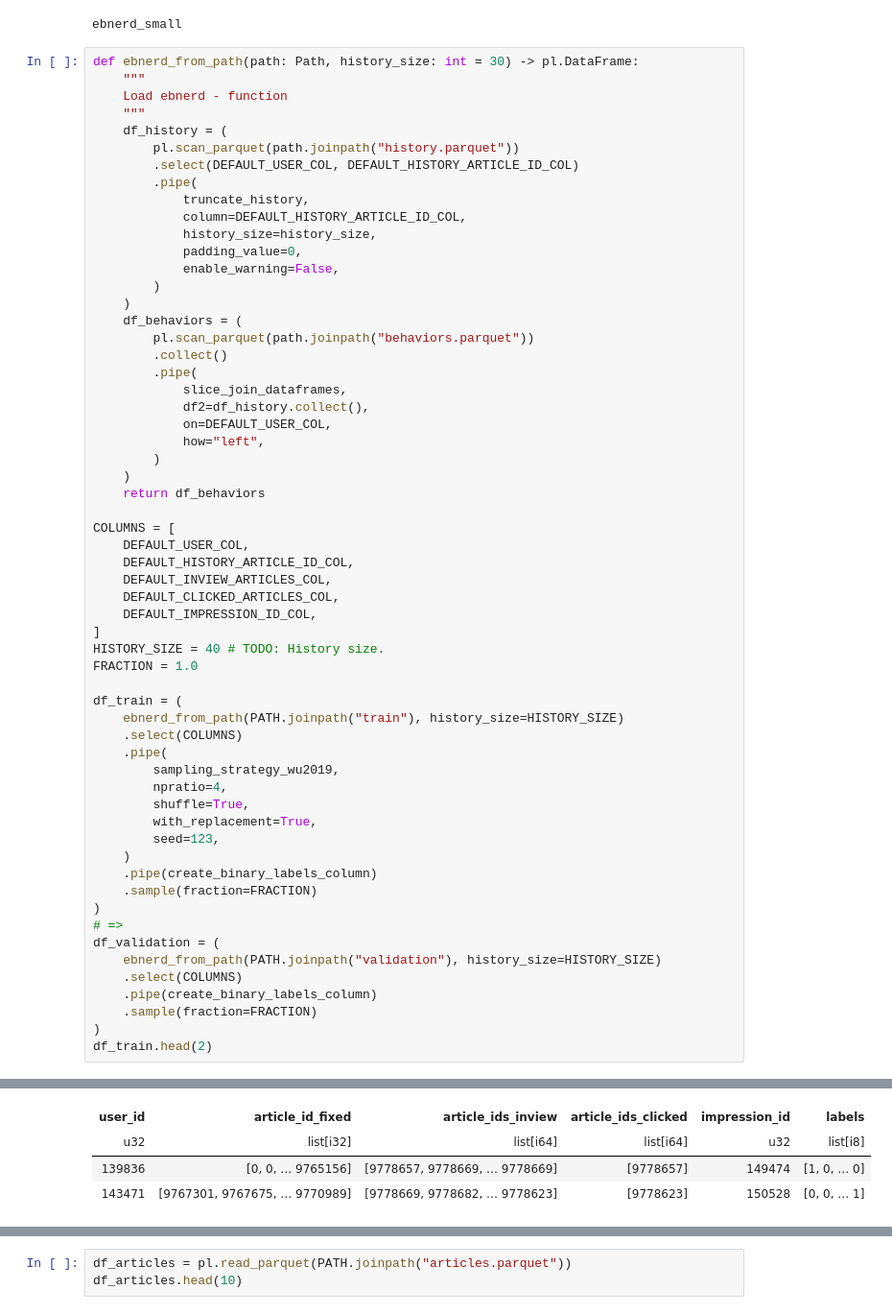
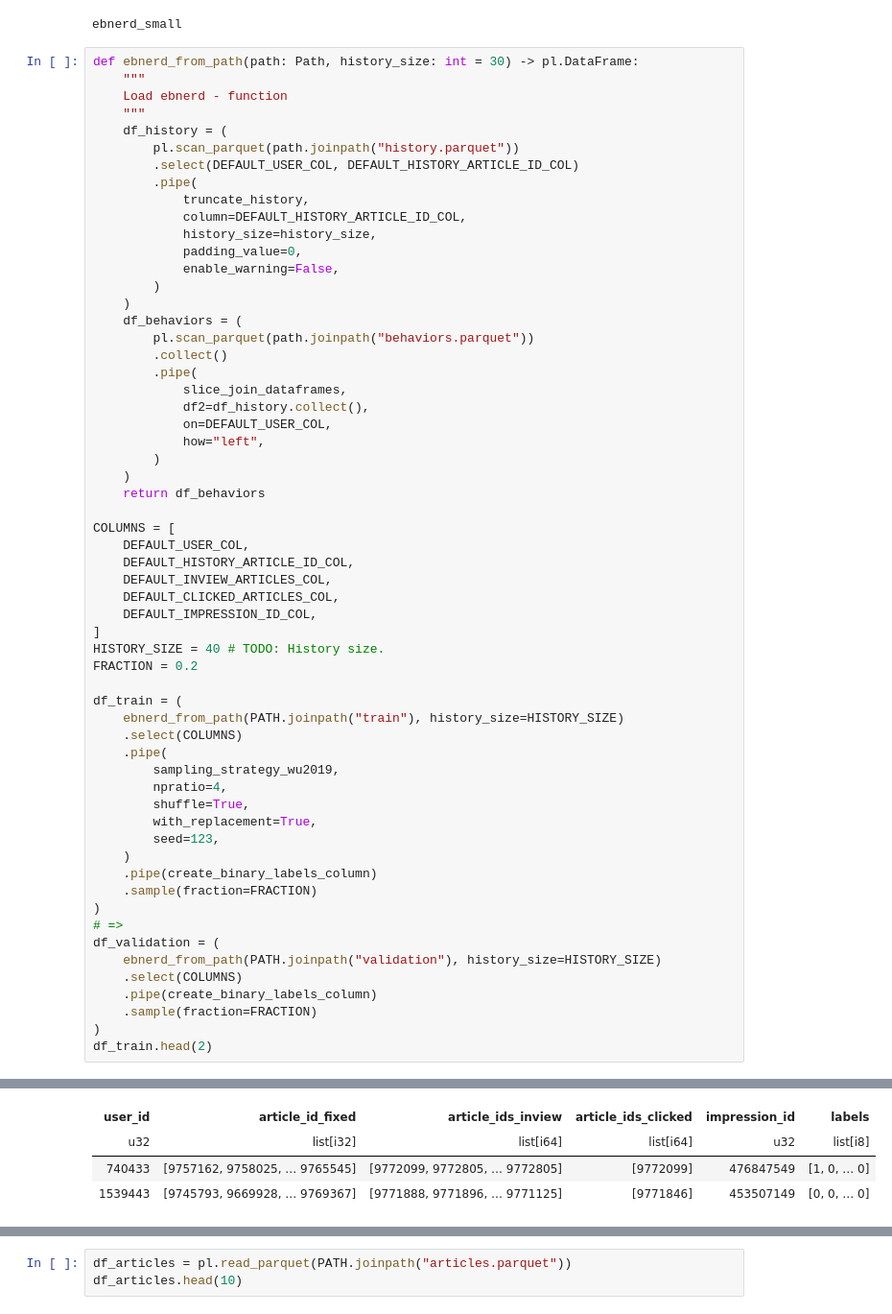
Before and after one commit to Gustavclausen1804/Deeplearning-RecSys-Challenge-2024, a Jupyter notebook: nrms_torch.ipynb, the cells around one changed output, grey strips where cells are left out. Shown: that part at 96% size. Saved outputs shown, nothing was run; the diff lists cells and outputs as text.

```diff
--- a/nrms_torch.ipynb
+++ b/nrms_torch.ipynb
@@ -119,36 +119,36 @@ COLUMNS = [
     DEFAULT_CLICKED_ARTICLES_COL,
     DEFAULT_IMPRESSION_ID_COL,
 ]
 HISTORY_SIZE = 40 # TODO: History size.
-FRACTION = 1.0
+FRACTION = 0.2
 
 df_train = (
     ebnerd_from_path(PATH.joinpath("train"), history_size=HISTORY_SIZE)
     .select(COLUMNS)
     .pipe(
         sampling_strategy_wu2019,
         npratio=4,
         shuffle=True,
         with_replacement=True,
         seed=123,
     )
     .pipe(create_binary_labels_column)
     .sample(fraction=FRACTION)
 )
 # =>
 df_validation = (
     ebnerd_from_path(PATH.joinpath("validation"), history_size=HISTORY_SIZE)
     .select(COLUMNS)
     .pipe(create_binary_labels_column)
     .sample(fraction=FRACTION)
 )
 df_train.head(2)
 # %% [output]
 shape: (2, 6)
 | user_id | article_id_fixed | article_ids_inview | article_ids_clicked | impression_id | labels |
 | u32 | list[i32] | list[i64] | list[i64] | u32 | list[i8] |
-| 139836 | [0, 0, … 9765156] | [9778657, 9778669, … 9778669] | [9778657] | 149474 | [1, 0, … 0] |
-| 143471 | [9767301, 9767675, … 9770989] | [9778669, 9778682, … 9778623] | [9778623] | 150528 | [0, 0, … 1] |
+| 740433 | [9757162, 9758025, … 9765545] | [9772099, 9772805, … 9772805] | [9772099] | 476847549 | [1, 0, … 0] |
+| 1539443 | [9745793, 9669928, … 9769367] | [9771888, 9771896, … 9771125] | [9771846] | 453507149 | [0, 0, … 0] |
 # %%
 def calculate_average_length(df, column):
     total_length = sum(len(row) for row in df[column])
```
Also changed, not shown: parts of 22 cells of this notebook, 3 other files.
